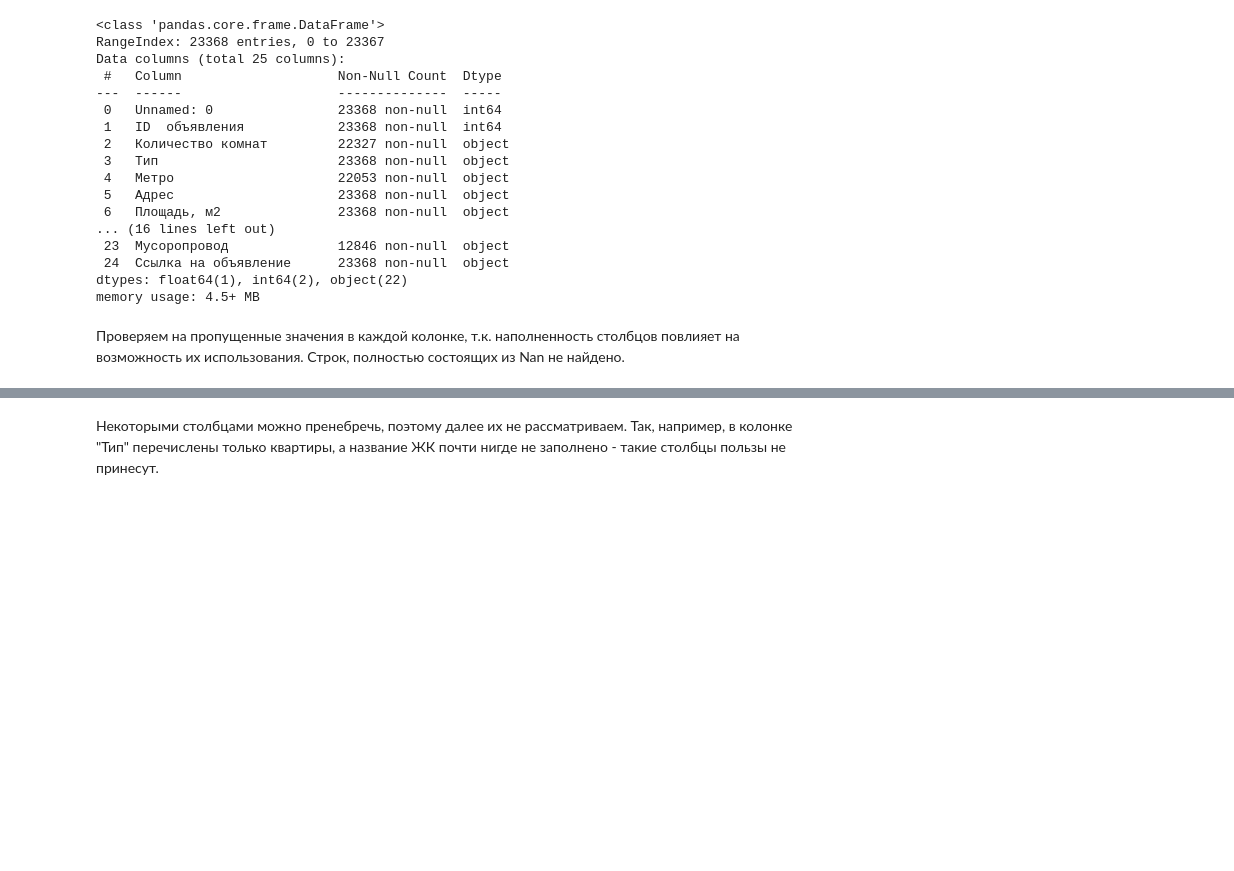
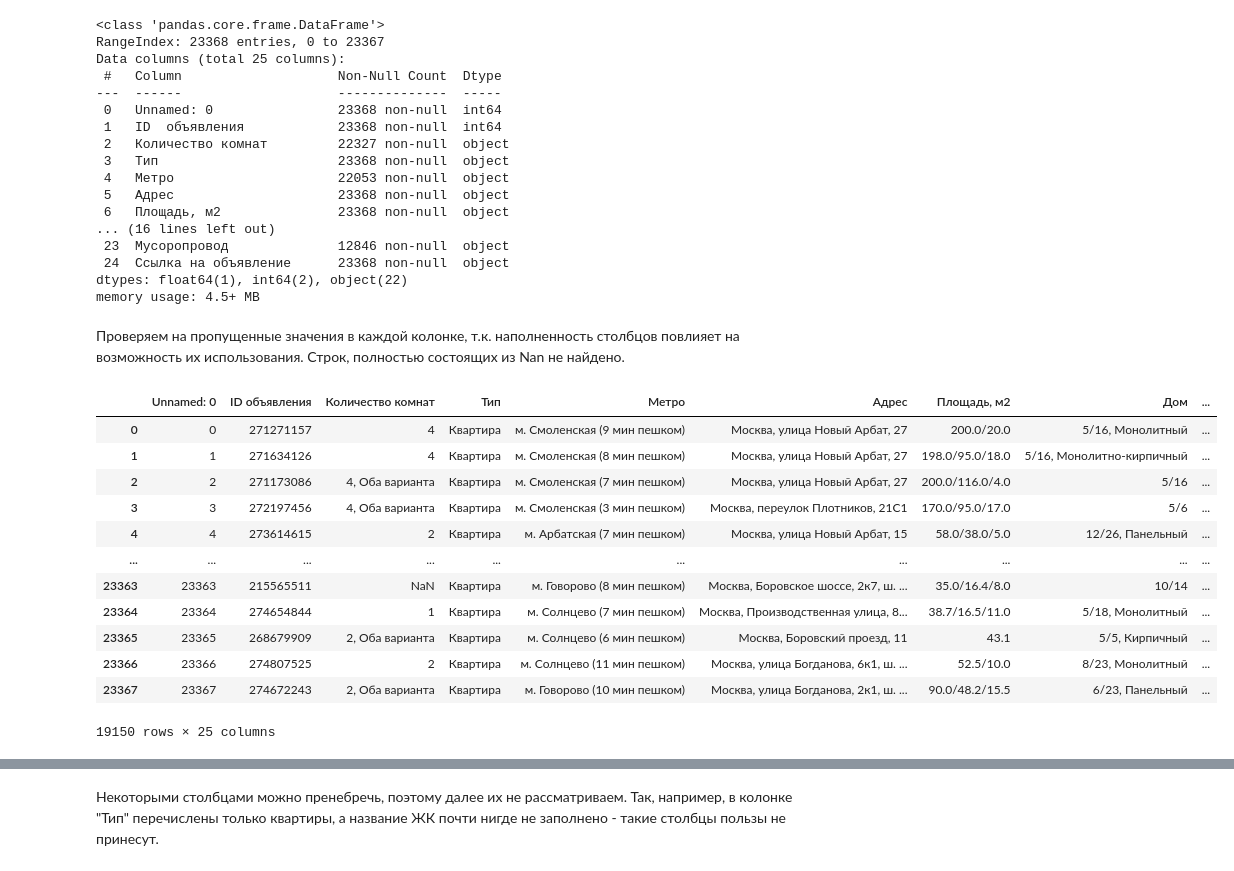
Before and after one commit to AlexanderKurchatkin/Rent_real_Estate_phase0, a Jupyter notebook: preprocessing.ipynb, the cells around one changed output, grey strips where cells are left out. Cells and saved outputs as stored; diff of their text form; code cells hidden in the pictures; blank space fills up the shorter version.

```diff
--- a/preprocessing.ipynb
+++ b/preprocessing.ipynb
@@ -43,3 +51,21 @@ estate=estate[estate["Адрес"]. str.contains ("Москва")]
 # %%
 #замена всех нанов на 'значения отсутствуют', чтобы получить отображение на графике
 # estate=estate.fillna('значения отсутствуют')
+# %%
+adr_tel = estate[['Адрес', 'Телефоны']]
+adr_tel.head(20)
+estate.drop_duplicates(['Адрес', 'Телефоны'])
+# %% [output]
+|  | Unnamed: 0 | ID объявления | Количество комнат | Тип | Метро | Адрес | Площадь, м2 | Дом | ... |
+| 0 | 0 | 271271157 | 4 | Квартира | м. Смоленская (9 мин пешком) | Москва, улица Новый Арбат, 27 | 200.0/20.0 | 5/16, Монолитный | ... |
+| 1 | 1 | 271634126 | 4 | Квартира | м. Смоленская (8 мин пешком) | Москва, улица Новый Арбат, 27 | 198.0/95.0/18.0 | 5/16, Монолитно-кирпичный | ... |
+| 2 | 2 | 271173086 | 4, Оба варианта | Квартира | м. Смоленская (7 мин пешком) | Москва, улица Новый Арбат, 27 | 200.0/116.0/4.0 | 5/16 | ... |
+| 3 | 3 | 272197456 | 4, Оба варианта | Квартира | м. Смоленская (3 мин пешком) | Москва, переулок Плотников, 21С1 | 170.0/95.0/17.0 | 5/6 | ... |
+| 4 | 4 | 273614615 | 2 | Квартира | м. Арбатская (7 мин пешком) | Москва, улица Новый Арбат, 15 | 58.0/38.0/5.0 | 12/26, Панельный | ... |
+| ... | ... | ... | ... | ... | ... | ... | ... | ... | ... |
+| 23363 | 23363 | 215565511 | NaN | Квартира | м. Говорово (8 мин пешком) | Москва, Боровское шоссе, 2к7, ш. ... | 35.0/16.4/8.0 | 10/14 | ... |
+| 23364 | 23364 | 274654844 | 1 | Квартира | м. Солнцево (7 мин пешком) | Москва, Производственная улица, 8... | 38.7/16.5/11.0 | 5/18, Монолитный | ... |
+| 23365 | 23365 | 268679909 | 2, Оба варианта | Квартира | м. Солнцево (6 мин пешком) | Москва, Боровский проезд, 11 | 43.1 | 5/5, Кирпичный | ... |
+| 23366 | 23366 | 274807525 | 2 | Квартира | м. Солнцево (11 мин пешком) | Москва, улица Богданова, 6к1, ш. ... | 52.5/10.0 | 8/23, Монолитный | ... |
+| 23367 | 23367 | 274672243 | 2, Оба варианта | Квартира | м. Говорово (10 мин пешком) | Москва, улица Богданова, 2к1, ш. ... | 90.0/48.2/15.5 | 6/23, Панельный | ... |
+19150 rows × 25 columns
```
Also changed, not shown: parts of 50 cells of this notebook.
